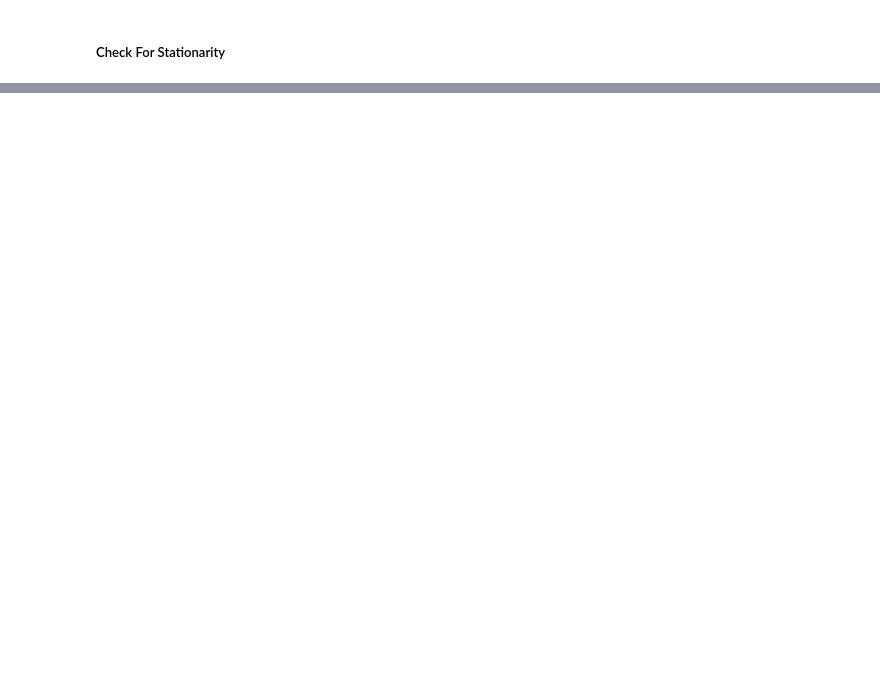
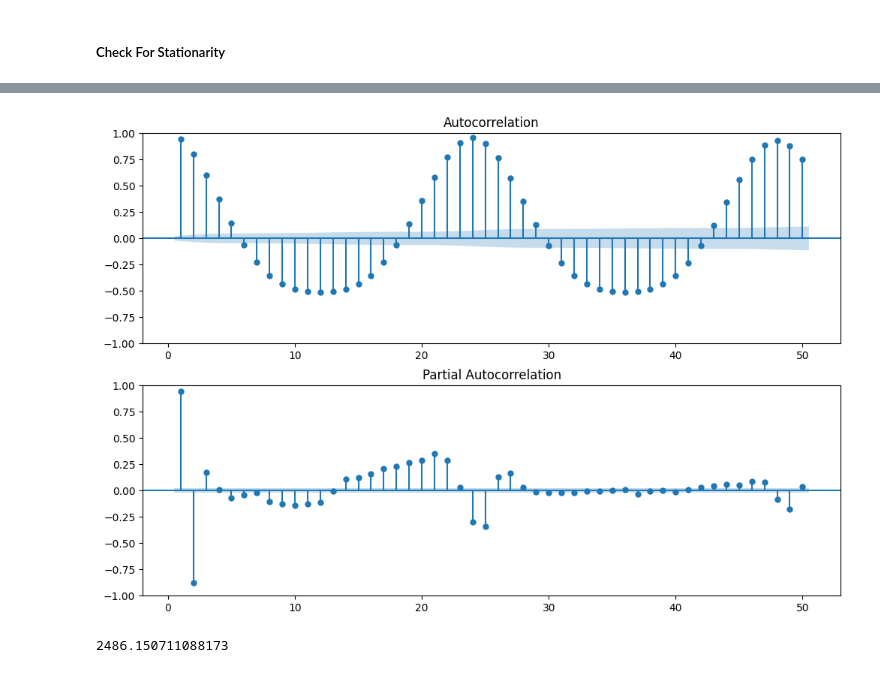
Before and after one commit to HishitaGupta/AI-ML-Progress, a Jupyter notebook: TimeSeriesForecasting/EnergyDemandForecasting.ipynb, the cells around one changed output, grey strips where cells are left out. Saved outputs shown, nothing was run; the diff lists cells and outputs as text; code cells hidden in the pictures; blank space fills up the shorter version.

Commit message:
Energy Forecasting through ARIMA done

```diff
--- a/TimeSeriesForecasting/EnergyDemandForecasting.ipynb
+++ b/TimeSeriesForecasting/EnergyDemandForecasting.ipynb
@@ -100,0 +247,33 @@ dtype: int64
+# %%
+# Plot the ACF and PACF for 'IT_solar_generation'
+
+from statsmodels.graphics.tsaplots import plot_acf,  plot_pacf
+
+fig, (ax1, ax2) = plt.subplots(2,1, figsize=(12,8))
+plot_acf(data['IT_solar_generation'], lags=50, zero=False, ax= ax1)
+plot_pacf(data['IT_solar_generation'], lags=50, zero=False, ax= ax2)
+plt.show()
+# %% [output]
+[figure, added]
+# %%
+from statsmodels.tsa.arima.model import ARIMA
+from sklearn.metrics import mean_squared_error
+from math import sqrt
+
+# Split the data into training and test
+train_size = int(len(data['IT_solar_generation'])* 0.8)
+train,test = data['IT_solar_generation'][:train_size],data['IT_solar_generation'][train_size:]
+
+# Fit the ARIMA model
+model = ARIMA(train, order=(2,0,2))
+model_fit = model.fit()
+
+# Make the predictions on the test set
+predictions = model_fit.predict(start=len(train),end=len(train)+len(test)-1)
+
+
+# Calculate RMSE
+rmse= sqrt(mean_squared_error(test,predictions))
+rmse
+# %% [output]
+2486.150711088173
```
Also changed, not shown: parts of 16 cells of this notebook.
